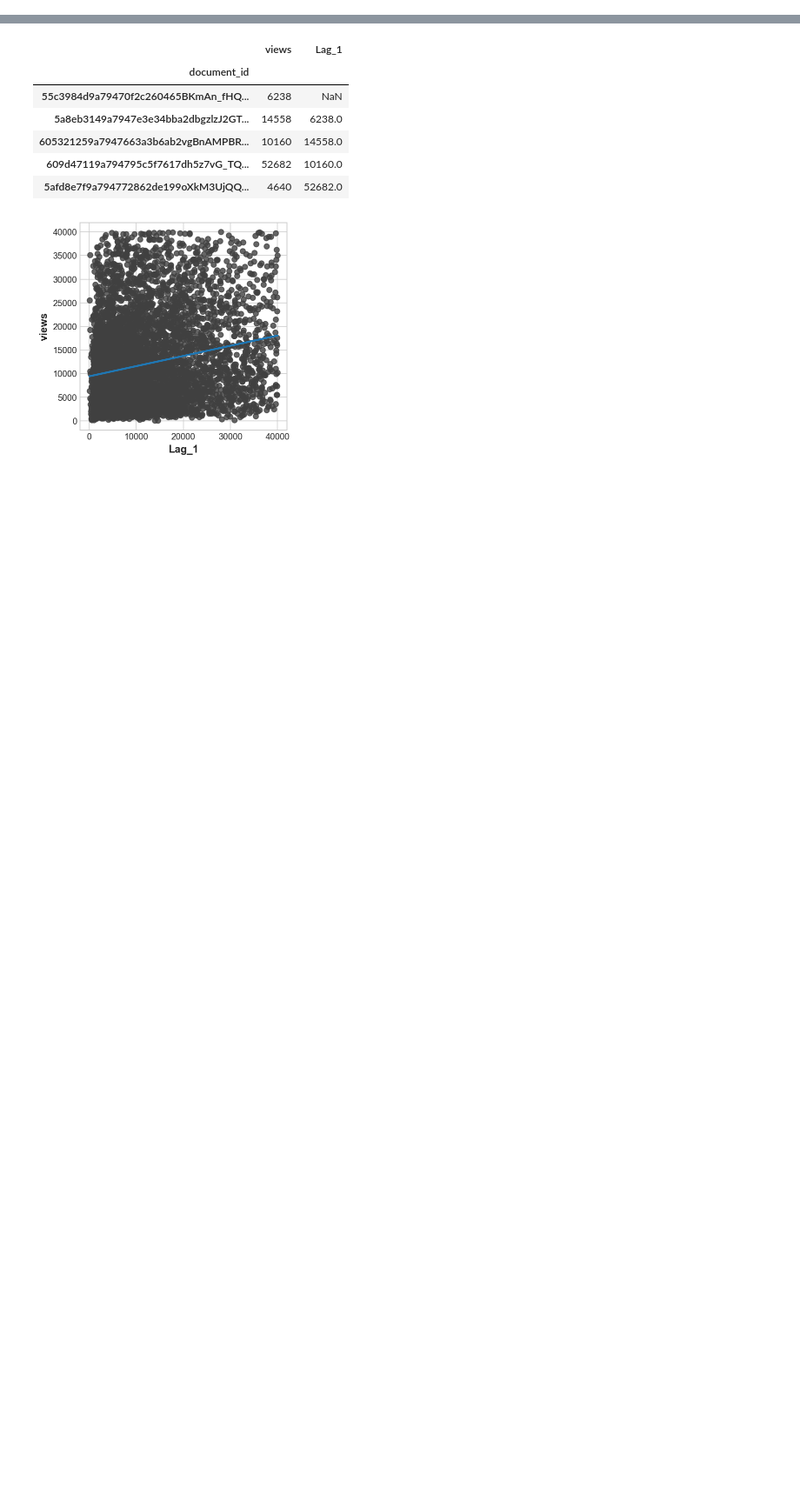
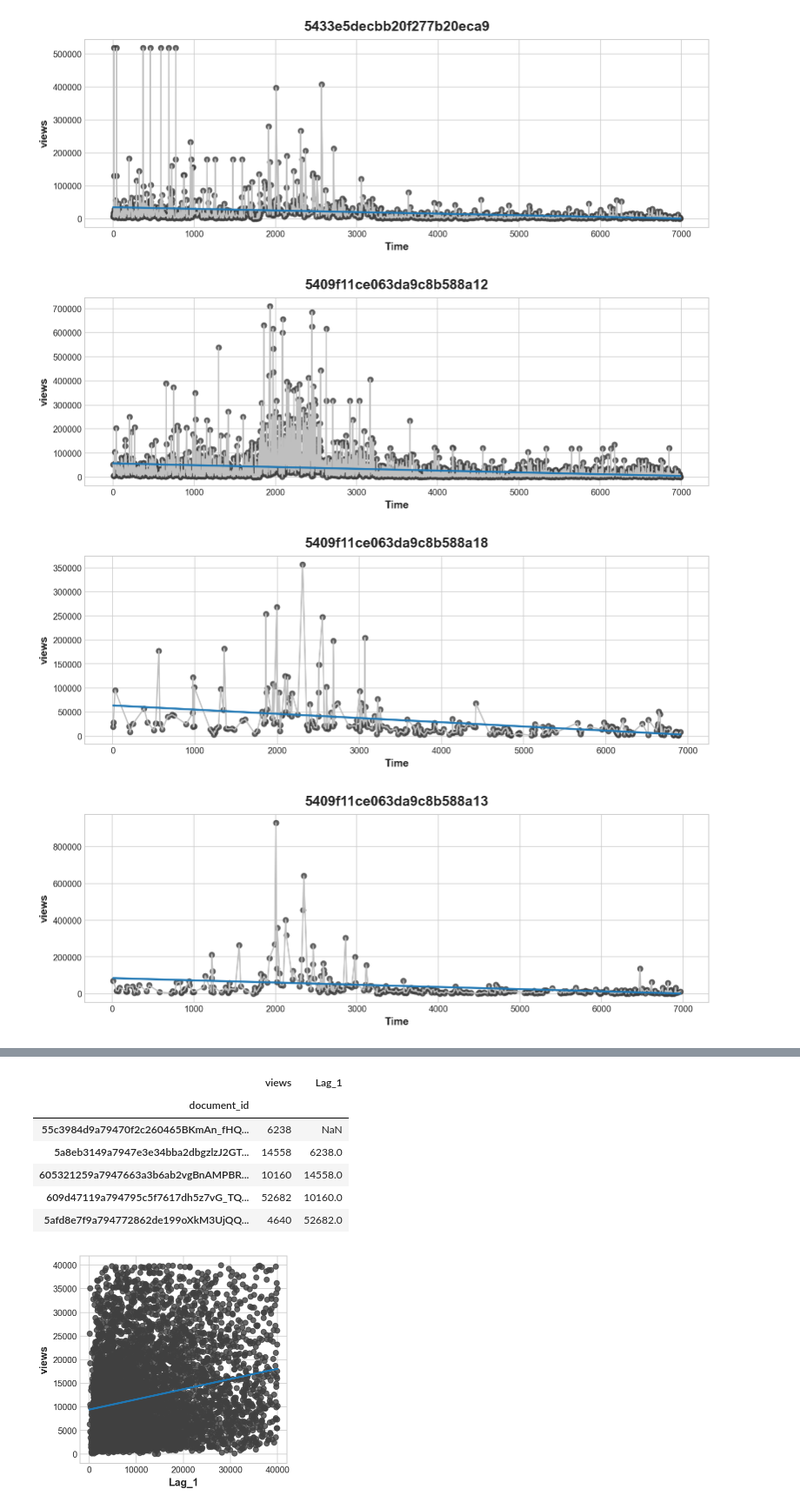
Before and after one commit to endovitskayaV/news, a Jupyter notebook: notebooks/my_solution_ts.ipynb, the cells around one changed output, grey strips where cells are left out. Shown at 87% size. Drawn from its saved outputs; the diff is of its cells as text; code cells hidden in the pictures; blank space fills up the shorter version.

```diff
--- a/notebooks/my_solution_ts.ipynb
+++ b/notebooks/my_solution_ts.ipynb
@@ -34,3 +27,12 @@ df.head()
+# %%
+df = df[df['views'] <= 1_000_000]
+df = df[df['depth'] < 1.79]
+df.loc[df['full_reads_percent'] > 100, 'full_reads_percent'] = np.nan
+df['full_reads_percent'].fillna((df['full_reads_percent'].mean()), inplace=True)
+
+df = df[df.category.isin(
+    ['5409f11ce063da9c8b588a18', '5409f11ce063da9c8b588a12', '5433e5decbb20f277b20eca9', '540d5ecacbb20f2524fc050a',
+     '540d5eafcbb20f2524fc0509', '5409f11ce063da9c8b588a13'])]
 # %%
 df['Time'] = np.arange(len(df.index))
 df.head()
@@ -91,0 +74,10 @@ for col in ['views', 'depth', 'full_reads_percent']:
+# %%
+for col in ['views', 'depth', 'full_reads_percent']:
+    for cat in cats:
+        d = df[df['category'] == cat]
+        show_timeline(d, col, cat)
+# %% [output]
+[figure, added]
+[figure, added]
+[figure, added]
+[figure, added]
```
Also changed, not shown: parts of 7 cells of this notebook, 9 other files.
